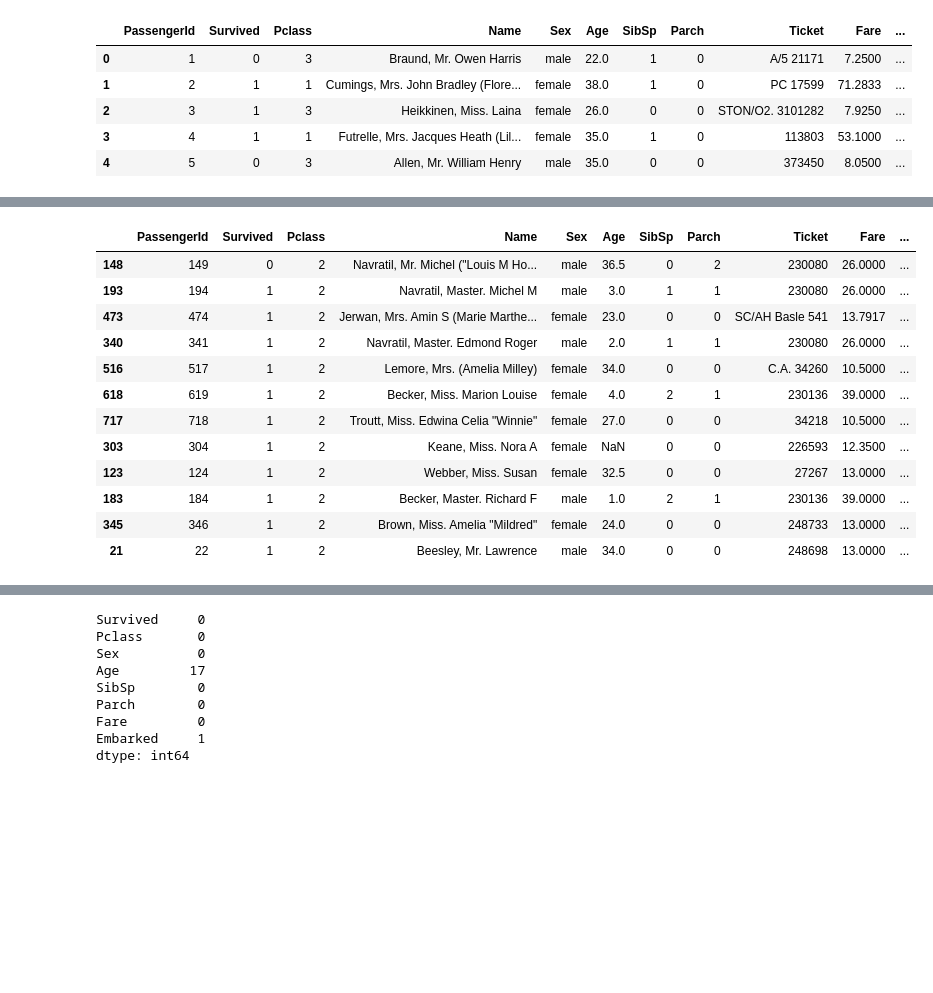
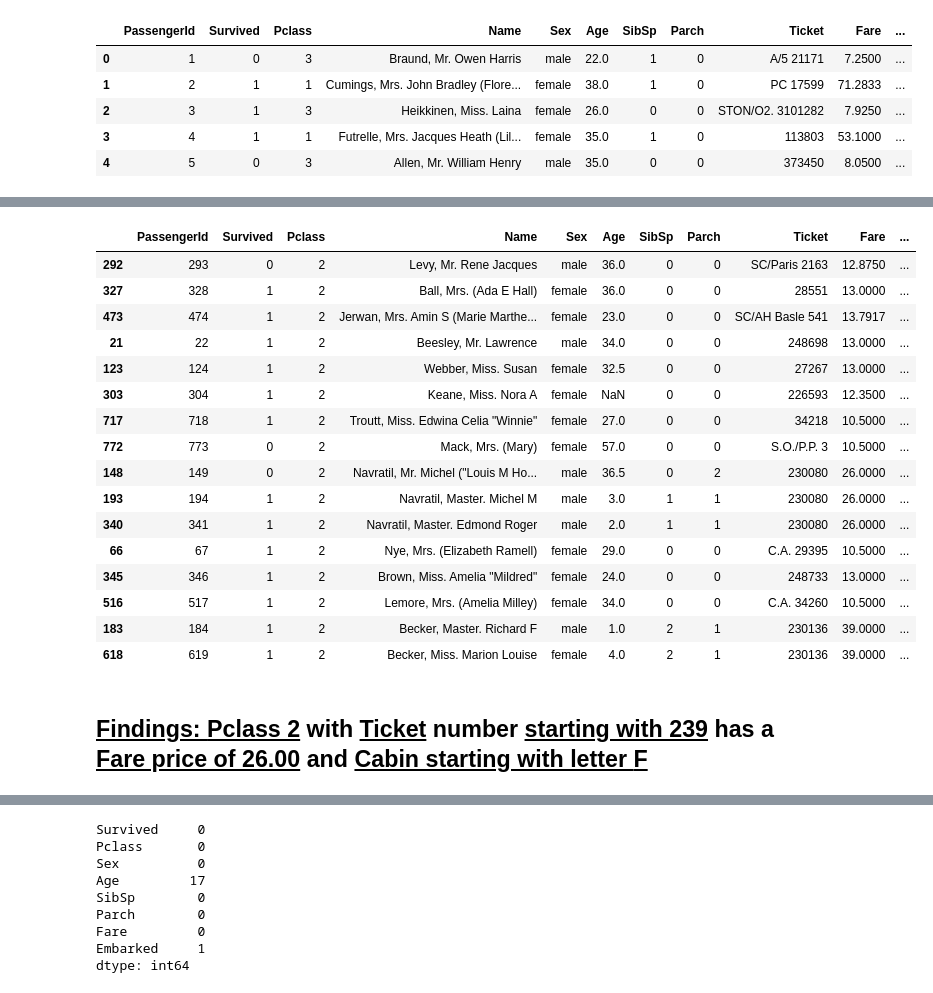
Before and after one commit to SugarfreeTX/kaggle, a Jupyter notebook: titanic.ipynb, the cells around one changed output, grey strips where cells are left out. Drawn from its saved outputs; the diff is of its cells as text; code cells hidden in the pictures; blank space fills up the shorter version.

```diff
--- a/titanic.ipynb
+++ b/titanic.ipynb
@@ -194,19 +269,25 @@ fare[fare['Pclass']==2]
 # %%
-train.loc[(train.Pclass==2) & (train.Cabin.notnull())]
+train_data.loc[(train_data.Pclass==2) & (train_data.Cabin.notnull())].sort_values(['Cabin'])
 # %% [output]
 |  | PassengerId | Survived | Pclass | Name | Sex | Age | SibSp | Parch | Ticket | Fare | ... |
+| 292 | 293 | 0 | 2 | Levy, Mr. Rene Jacques | male | 36.0 | 0 | 0 | SC/Paris 2163 | 12.8750 | ... |
+| 327 | 328 | 1 | 2 | Ball, Mrs. (Ada E Hall) | female | 36.0 | 0 | 0 | 28551 | 13.0000 | ... |
+| 473 | 474 | 1 | 2 | Jerwan, Mrs. Amin S (Marie Marthe... | female | 23.0 | 0 | 0 | SC/AH Basle 541 | 13.7917 | ... |
+| 21 | 22 | 1 | 2 | Beesley, Mr. Lawrence | male | 34.0 | 0 | 0 | 248698 | 13.0000 | ... |
+| 123 | 124 | 1 | 2 | Webber, Miss. Susan | female | 32.5 | 0 | 0 | 27267 | 13.0000 | ... |
+| 303 | 304 | 1 | 2 | Keane, Miss. Nora A | female | NaN | 0 | 0 | 226593 | 12.3500 | ... |
+| 717 | 718 | 1 | 2 | Troutt, Miss. Edwina Celia "Winnie" | female | 27.0 | 0 | 0 | 34218 | 10.5000 | ... |
+| 772 | 773 | 0 | 2 | Mack, Mrs. (Mary) | female | 57.0 | 0 | 0 | S.O./P.P. 3 | 10.5000 | ... |
 | 148 | 149 | 0 | 2 | Navratil, Mr. Michel ("Louis M Ho... | male | 36.5 | 0 | 2 | 230080 | 26.0000 | ... |
 | 193 | 194 | 1 | 2 | Navratil, Master. Michel M | male | 3.0 | 1 | 1 | 230080 | 26.0000 | ... |
-| 473 | 474 | 1 | 2 | Jerwan, Mrs. Amin S (Marie Marthe... | female | 23.0 | 0 | 0 | SC/AH Basle 541 | 13.7917 | ... |
 | 340 | 341 | 1 | 2 | Navratil, Master. Edmond Roger | male | 2.0 | 1 | 1 | 230080 | 26.0000 | ... |
+| 66 | 67 | 1 | 2 | Nye, Mrs. (Elizabeth Ramell) | female | 29.0 | 0 | 0 | C.A. 29395 | 10.5000 | ... |
+| 345 | 346 | 1 | 2 | Brown, Miss. Amelia "Mildred" | female | 24.0 | 0 | 0 | 248733 | 13.0000 | ... |
 | 516 | 517 | 1 | 2 | Lemore, Mrs. (Amelia Milley) | female | 34.0 | 0 | 0 | C.A. 34260 | 10.5000 | ... |
+| 183 | 184 | 1 | 2 | Becker, Master. Richard F | male | 1.0 | 2 | 1 | 230136 | 39.0000 | ... |
 | 618 | 619 | 1 | 2 | Becker, Miss. Marion Louise | female | 4.0 | 2 | 1 | 230136 | 39.0000 | ... |
-| 717 | 718 | 1 | 2 | Troutt, Miss. Edwina Celia "Winnie" | female | 27.0 | 0 | 0 | 34218 | 10.5000 | ... |
-| 303 | 304 | 1 | 2 | Keane, Miss. Nora A | female | NaN | 0 | 0 | 226593 | 12.3500 | ... |
-| 123 | 124 | 1 | 2 | Webber, Miss. Susan | female | 32.5 | 0 | 0 | 27267 | 13.0000 | ... |
-| 183 | 184 | 1 | 2 | Becker, Master. Richard F | male | 1.0 | 2 | 1 | 230136 | 39.0000 | ... |
-| 345 | 346 | 1 | 2 | Brown, Miss. Amelia "Mildred" | female | 24.0 | 0 | 0 | 248733 | 13.0000 | ... |
-| 21 | 22 | 1 | 2 | Beesley, Mr. Lawrence | male | 34.0 | 0 | 0 | 248698 | 13.0000 | ... |
+# %% [markdown]
+## <u>Findings: </u> <u>Pclass 2</u> with <u>Ticket</u> number <u>starting with 239</u> has a <u>Fare price of 26.00</u> and <u>Cabin starting with letter <b>F</b></u>
 # %%
 fare[fare['Pclass']==1]
 # %% [output]
```
Also changed, not shown: parts of 132 cells of this notebook.
